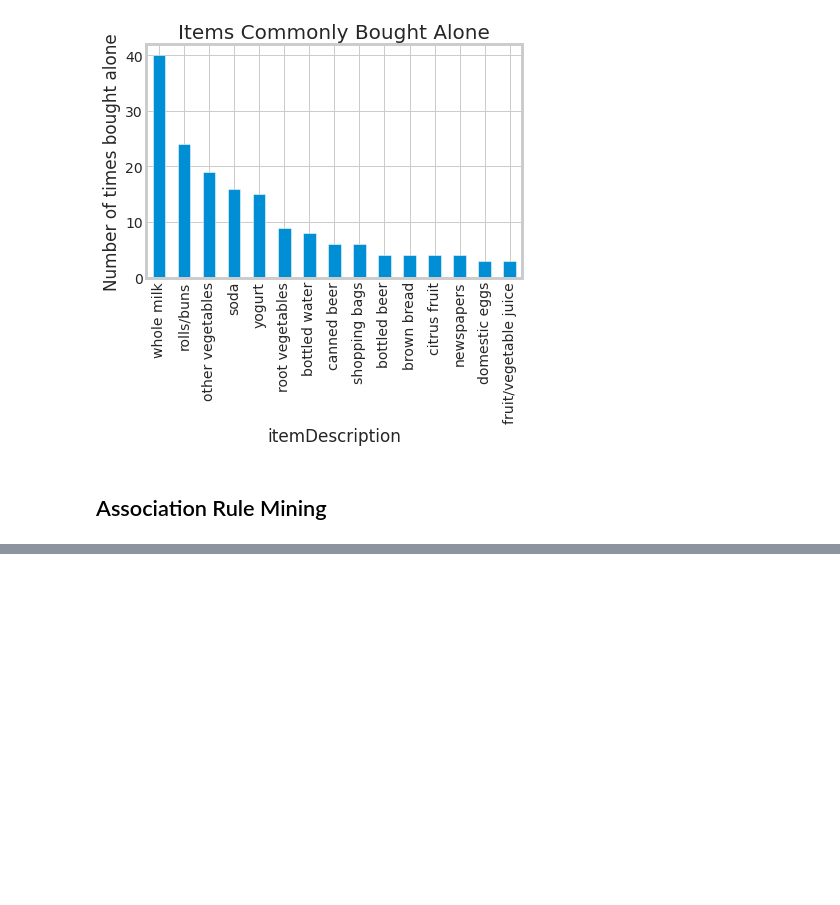
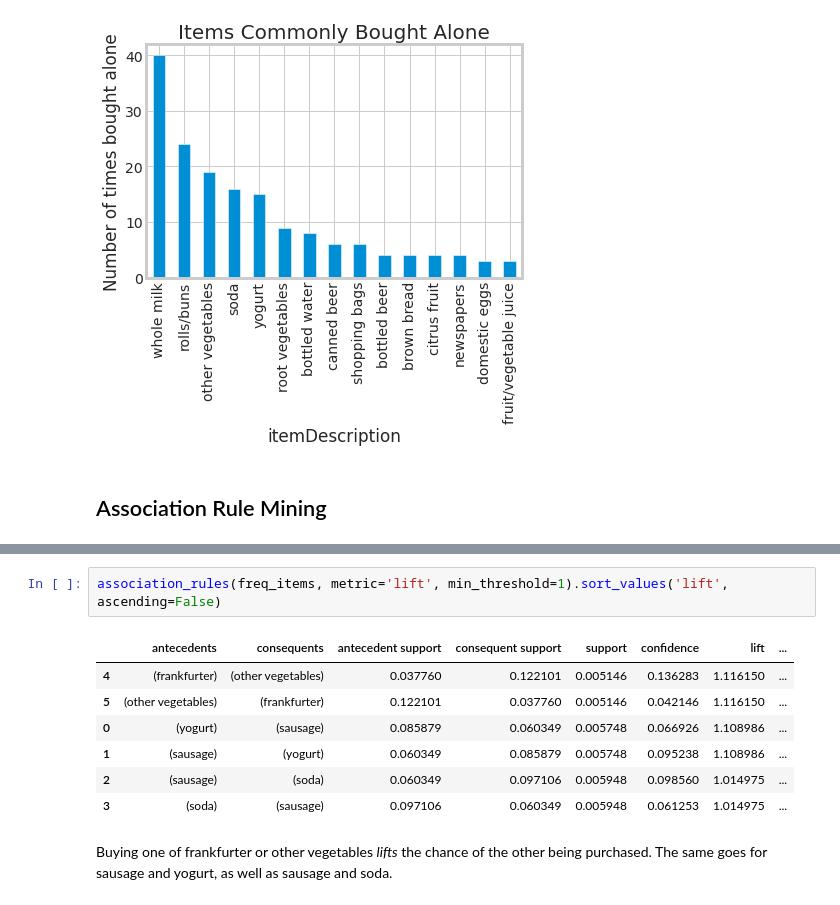
Before and after one commit to GUC-DM/W2020, a Jupyter notebook: lab_content/Lab_09_Complete.ipynb, the cells around one changed output, grey strips where cells are left out. Saved outputs shown, nothing was run; the diff lists cells and outputs as text; blank space fills up the shorter version.

```diff
--- a/lab_content/Lab_09_Complete.ipynb
+++ b/lab_content/Lab_09_Complete.ipynb
@@ -202,0 +254,12 @@ association_rules(freq_items, metric='confidence', min_threshold=0.1)
+# %%
+association_rules(freq_items, metric='lift', min_threshold=1).sort_values('lift', ascending=False)
+# %% [output]
+|  | antecedents | consequents | antecedent support | consequent support | support | confidence | lift | ... |
+| 4 | (frankfurter) | (other vegetables) | 0.037760 | 0.122101 | 0.005146 | 0.136283 | 1.116150 | ... |
+| 5 | (other vegetables) | (frankfurter) | 0.122101 | 0.037760 | 0.005146 | 0.042146 | 1.116150 | ... |
+| 0 | (yogurt) | (sausage) | 0.085879 | 0.060349 | 0.005748 | 0.066926 | 1.108986 | ... |
+| 1 | (sausage) | (yogurt) | 0.060349 | 0.085879 | 0.005748 | 0.095238 | 1.108986 | ... |
+| 2 | (sausage) | (soda) | 0.060349 | 0.097106 | 0.005948 | 0.098560 | 1.014975 | ... |
+| 3 | (soda) | (sausage) | 0.097106 | 0.060349 | 0.005948 | 0.061253 | 1.014975 | ... |
+# %% [markdown]
+Buying one of frankfurter or other vegetables *lifts* the chance of the other being purchased. The same goes for sausage and yogurt, as well as sausage and soda.
```
Also changed, not shown: parts of 23 cells of this notebook, 2 other files.
